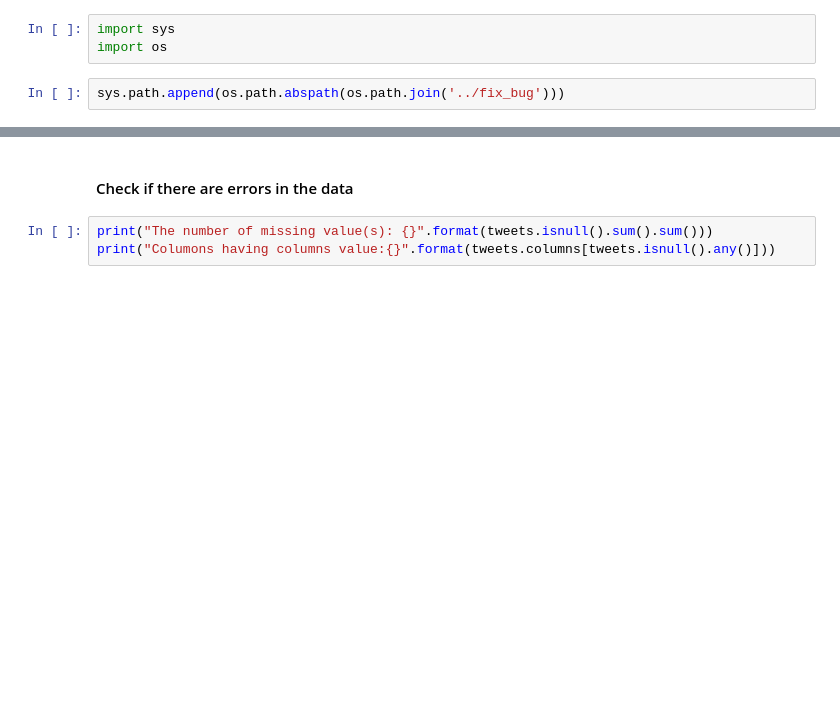
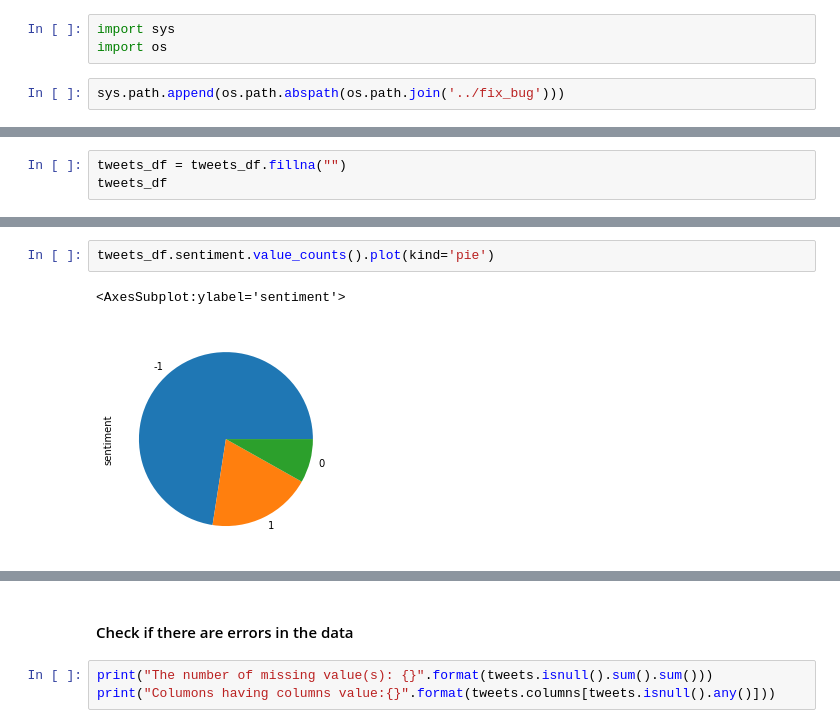
Before and after one commit to Abel-Blue/Twitter-Data-Analysis, a Jupyter notebook: Notebooks/EDA-Twitter.ipynb, the cells around one changed output, grey strips where cells are left out. Drawn from its saved outputs; the diff is of its cells as text; blank space fills up the shorter version.

```diff
--- a/Notebooks/EDA-Twitter.ipynb
+++ b/Notebooks/EDA-Twitter.ipynb
@@ -119,0 +130,3 @@ NameError: name 'Clean_Tweets' is not defined
+# %%
+tweets_df = tweets_df.fillna("")
+tweets_df
@@ -119,0 +147,5 @@ NameError: name 'Clean_Tweets' is not defined
+# %%
+tweets_df.sentiment.value_counts().plot(kind='pie')
+# %% [output]
+<AxesSubplot:ylabel='sentiment'>
+[figure, added]
```
Also changed, not shown: parts of 8 cells of this notebook, 1 other file.
